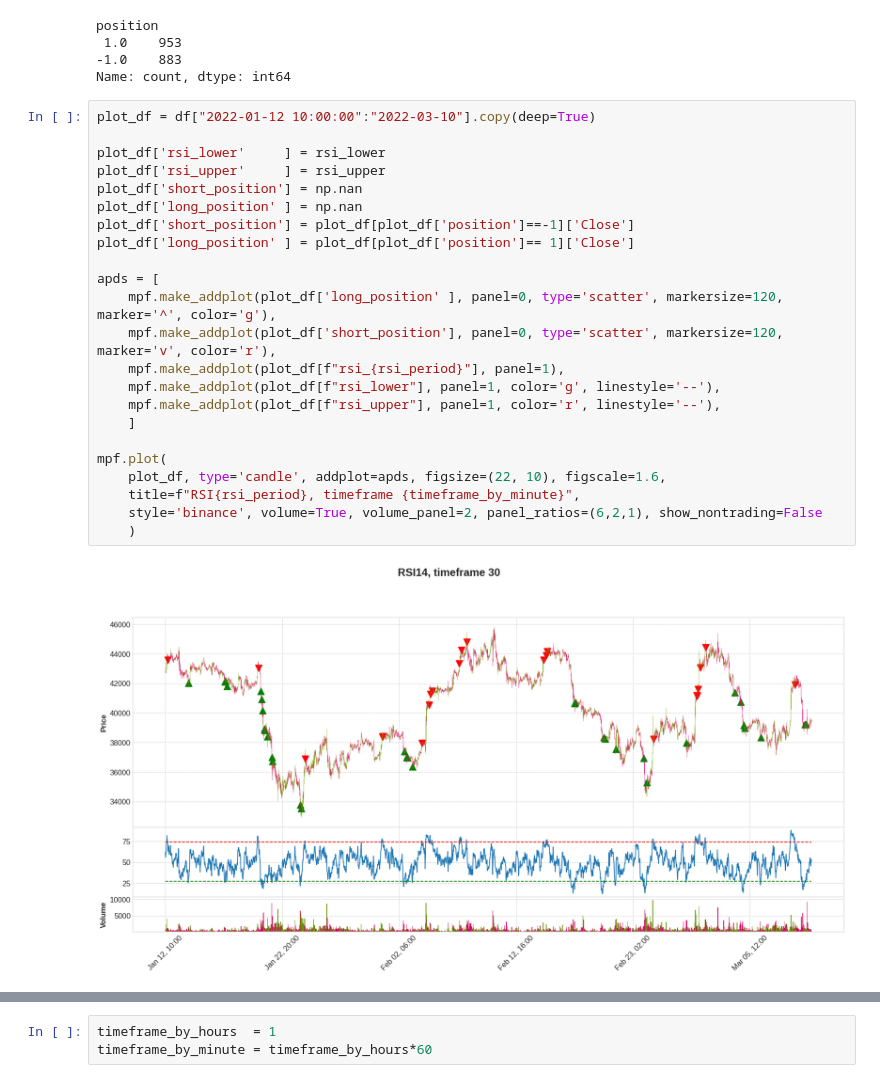
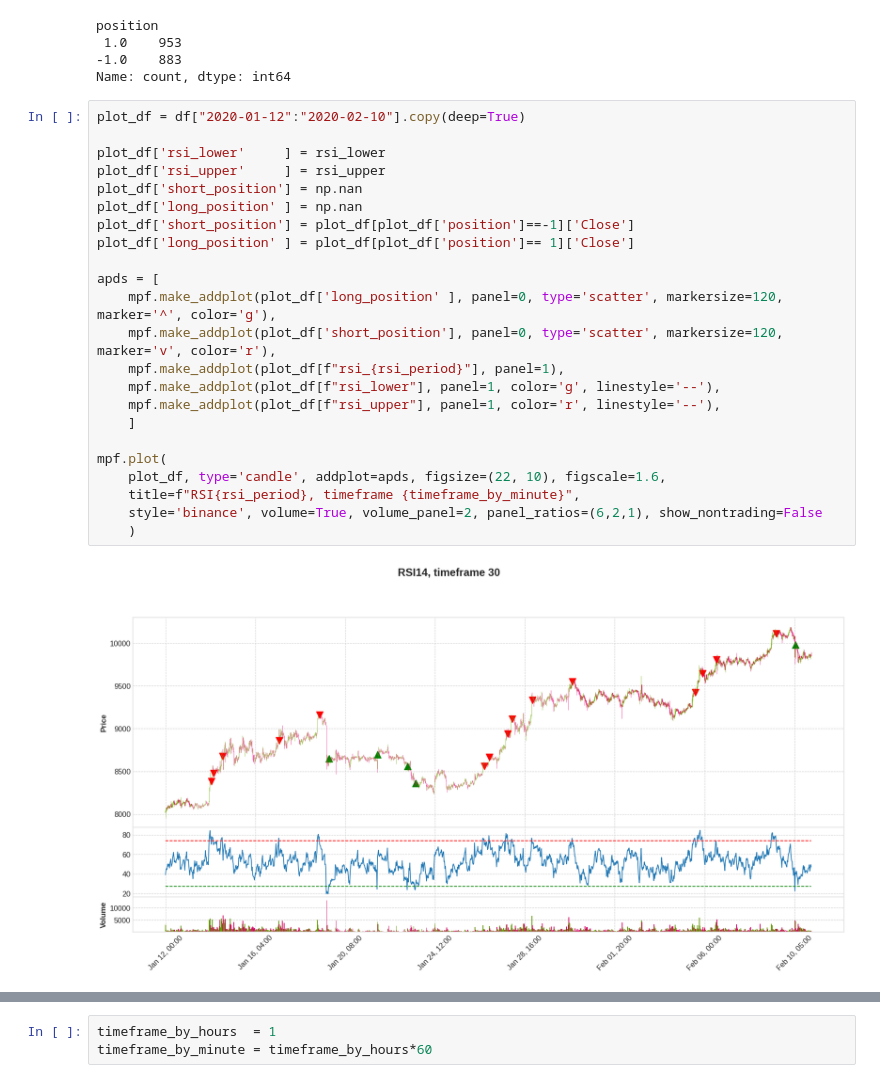
Before and after one commit to sharavsambuu/trading-cost-analysis, a Jupyter notebook: crypto_rsi_slippage.ipynb, the cells around one changed output, grey strips where cells are left out. Saved outputs shown, nothing was run; the diff lists cells and outputs as text.

```diff
--- a/crypto_rsi_slippage.ipynb
+++ b/crypto_rsi_slippage.ipynb
@@ -96,30 +96,30 @@ position
 -1.0    883
 Name: count, dtype: int64
 # %%
-plot_df = df["2022-01-12 10:00:00":"2022-03-10"].copy(deep=True)
+plot_df = df["2020-01-12":"2020-02-10"].copy(deep=True)
 
 plot_df['rsi_lower'     ] = rsi_lower
 plot_df['rsi_upper'     ] = rsi_upper
 plot_df['short_position'] = np.nan
 plot_df['long_position' ] = np.nan
 plot_df['short_position'] = plot_df[plot_df['position']==-1]['Close']
 plot_df['long_position' ] = plot_df[plot_df['position']== 1]['Close']
 
 apds = [
     mpf.make_addplot(plot_df['long_position' ], panel=0, type='scatter', markersize=120, marker='^', color='g'),
     mpf.make_addplot(plot_df['short_position'], panel=0, type='scatter', markersize=120, marker='v', color='r'),
     mpf.make_addplot(plot_df[f"rsi_{rsi_period}"], panel=1),
     mpf.make_addplot(plot_df[f"rsi_lower"], panel=1, color='g', linestyle='--'),
     mpf.make_addplot(plot_df[f"rsi_upper"], panel=1, color='r', linestyle='--'),
     ]
 
 mpf.plot(
     plot_df, type='candle', addplot=apds, figsize=(22, 10), figscale=1.6,
     title=f"RSI{rsi_period}, timeframe {timeframe_by_minute}",
     style='binance', volume=True, volume_panel=2, panel_ratios=(6,2,1), show_nontrading=False
     )
 # %% [output]
-[figure, old version]
+[figure, new version]
 # %%
 # Mapping entry prices from higher timeframe to lower timeframe in order to analyze slippages
 # Scenario is like when signal is generated based on Close price of higher timerframe, so we
```
Also changed, not shown: parts of 17 cells of this notebook, 3 other files.
